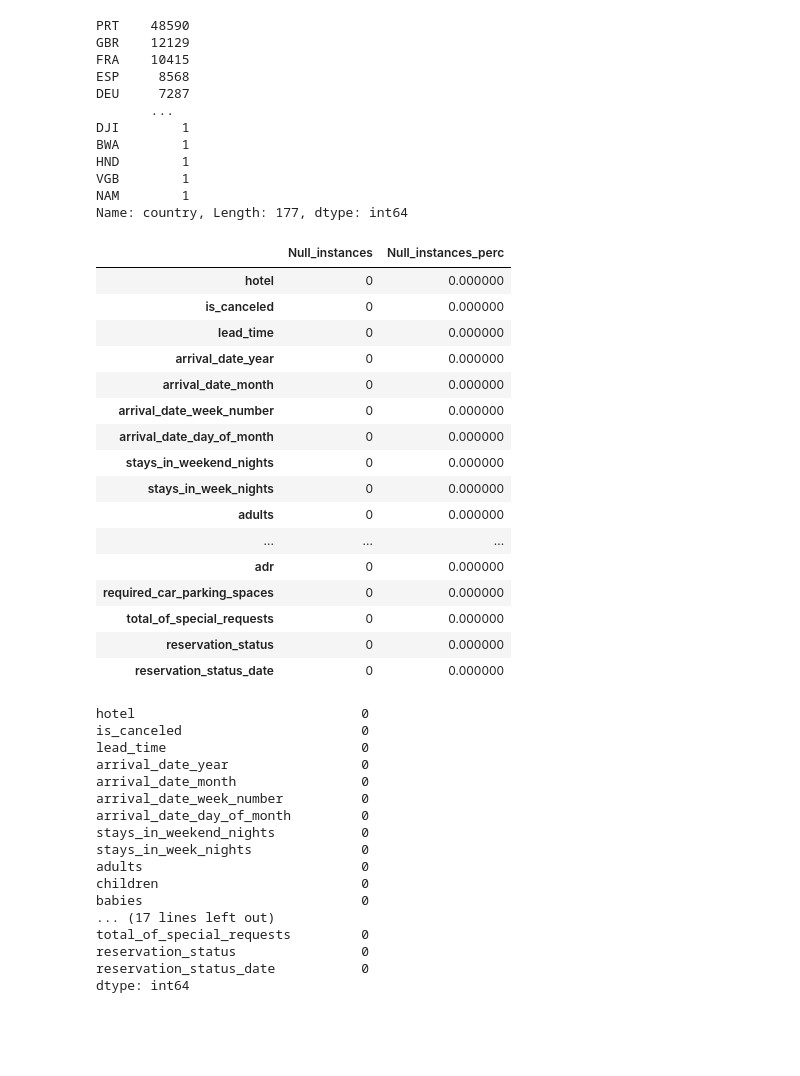
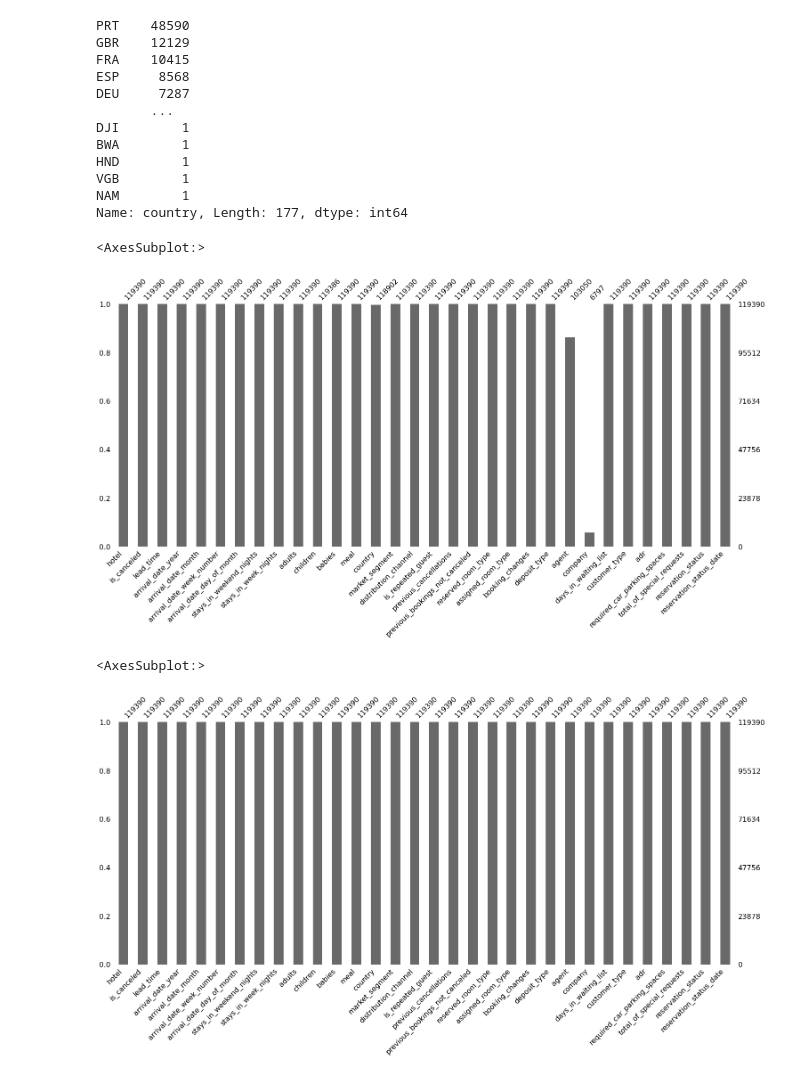
Before and after one commit to TheDandyCodes/TFG-ADE, a Jupyter notebook: booking.ipynb, the cells around one changed output. Saved outputs shown, nothing was run; the diff lists cells and outputs as text; code cells hidden in the pictures; blank space fills up the shorter version.

```diff
--- a/booking.ipynb
+++ b/booking.ipynb
@@ -4,8 +4,8 @@ import seaborn as sns
 import numpy as np
 import matplotlib.pyplot as plt
 # %%
-data = pd.read_csv('hotel_bookings.csv')
-data.is_canceled.value_counts().plot(kind='bar')
+raw_data = pd.read_csv('hotel_bookings.csv')
+raw_data.is_canceled.value_counts().plot(kind='bar')
 print((44224/ (75166+44224)) * 100, "% Clase SI Cancelado")
 print((75166/ (75166+44224)) * 100, "% Clase NO Cancelado")
 # %% [output]
@@ -28,44 +28,16 @@ VGB        1
 NAM        1
 Name: country, Length: 177, dtype: int64
 # %%
-NaN = pd.DataFrame({'Null_instances' : data.isnull().sum(), 'Null_instances_perc' : (data.isnull().sum()/data.shape[0]) * 100})
-NaN
+import missingno as msno
+NaN = pd.DataFrame({'Null_instances' : raw_data.isnull().sum(), 'Null_instances_perc' : (raw_data.isnull().sum()/raw_data.shape[0]) * 100})
+msno.bar(raw_data)
 # %% [output]
-|  | Null_instances | Null_instances_perc |
-| hotel | 0 | 0.000000 |
-| is_canceled | 0 | 0.000000 |
-| lead_time | 0 | 0.000000 |
-| arrival_date_year | 0 | 0.000000 |
-| arrival_date_month | 0 | 0.000000 |
-| arrival_date_week_number | 0 | 0.000000 |
-| arrival_date_day_of_month | 0 | 0.000000 |
-| stays_in_weekend_nights | 0 | 0.000000 |
-| stays_in_week_nights | 0 | 0.000000 |
-| adults | 0 | 0.000000 |
-| ... | ... | ... |
-| adr | 0 | 0.000000 |
-| required_car_parking_spaces | 0 | 0.000000 |
-| total_of_special_requests | 0 | 0.000000 |
-| reservation_status | 0 | 0.000000 |
-| reservation_status_date | 0 | 0.000000 |
+<AxesSubplot:>
+[figure, added]
 # %%
-data.fillna(0, inplace=True)
-data.isnull().sum()
+data = raw_data.fillna(0)
+raw_data.isnull().sum()
+msno.bar(data)
 # %% [output]
-hotel                             0
-is_canceled                       0
-lead_time                         0
-arrival_date_year                 0
-arrival_date_month                0
-arrival_date_week_number          0
-arrival_date_day_of_month         0
-stays_in_weekend_nights           0
-stays_in_week_nights              0
-adults                            0
-children                          0
-babies                            0
-... (17 lines left out)
-total_of_special_requests         0
-reservation_status                0
-reservation_status_date           0
-dtype: int64
+<AxesSubplot:>
+[figure, added]
```
Also changed, not shown: parts of 1 cell of this notebook.
